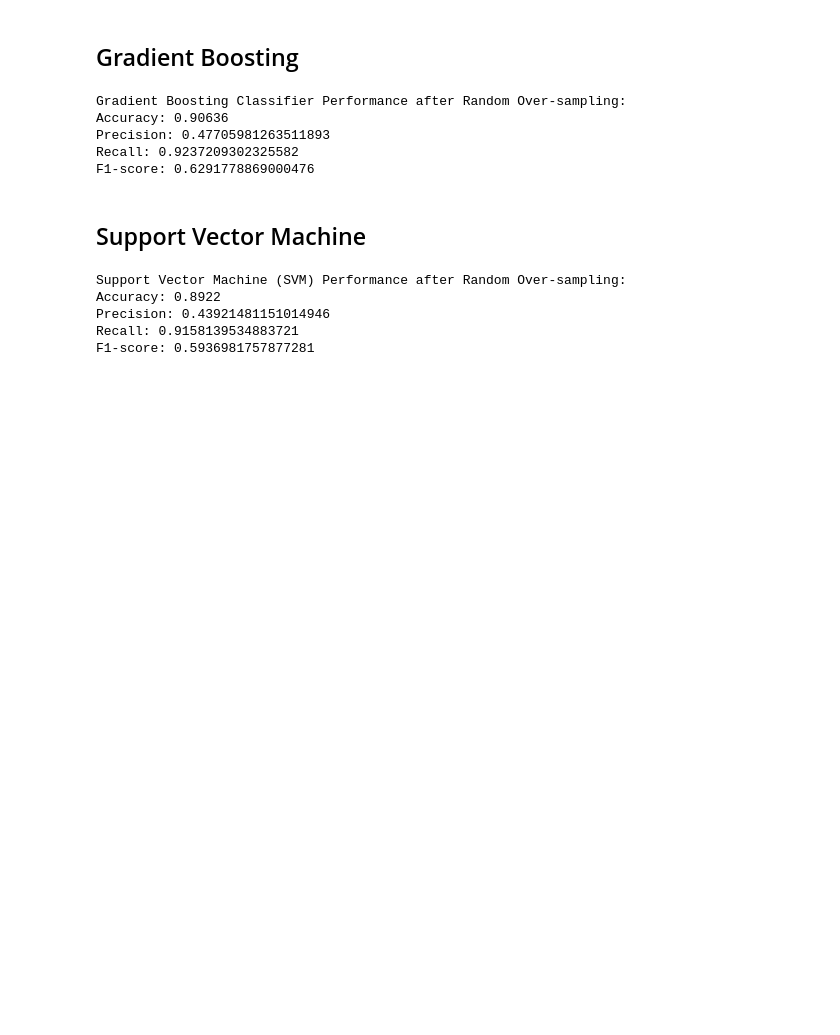
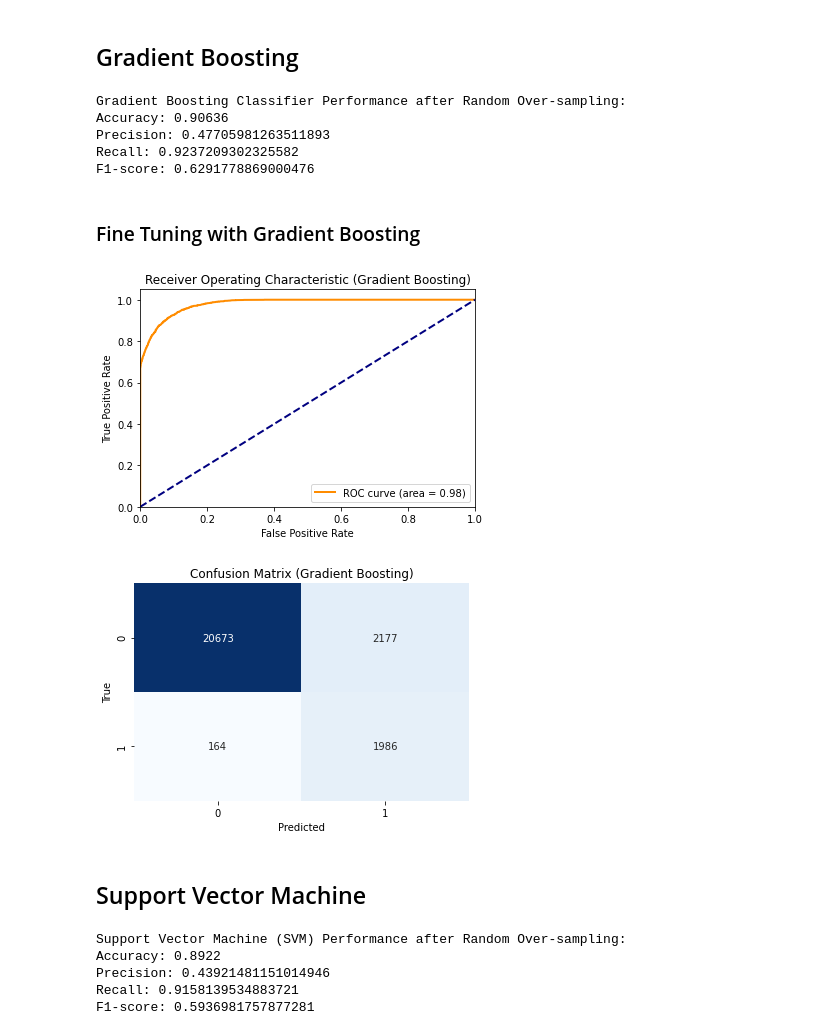
Before and after one commit to Edna722/Africantech-Hackathon, a Jupyter notebook: Diabetes Notebook 1.ipynb, the cells around one changed output. Saved outputs shown, nothing was run; the diff lists cells and outputs as text; code cells hidden in the pictures; blank space fills up the shorter version.

```diff
--- a/Diabetes Notebook 1.ipynb
+++ b/Diabetes Notebook 1.ipynb
@@ -859,6 +946,50 @@ Accuracy: 0.90636
 Precision: 0.47705981263511893
 Recall: 0.9237209302325582
 F1-score: 0.6291778869000476
+# %% [markdown]
+### Fine Tuning with Gradient Boosting
+# %%
+from sklearn.ensemble import GradientBoostingClassifier
+from sklearn.metrics import roc_curve, roc_auc_score, confusion_matrix
+import matplotlib.pyplot as plt
+import seaborn as sns
+
+# ... (previous code for Random Over-sampling and fine-tuning)
+
+# Create and train the final Gradient Boosting model with the best hyperparameters
+best_gb_model = GradientBoostingClassifier(n_estimators=100, max_depth=3, learning_rate=0.1, random_state=42)
+best_gb_model.fit(X_train_resampled, y_train_resampled)
+
+# Get predicted probabilities for Gradient Boosting model
+y_pred_prob_gb = best_gb_model.predict_proba(X_test_scaled)[:, 1]
+
+# Calculate ROC AUC score
+roc_auc_gb = roc_auc_score(y_test, y_pred_prob_gb)
+
+# Plot ROC curve
+fpr_gb, tpr_gb, _ = roc_curve(y_test, y_pred_prob_gb)
+plt.figure()
+plt.plot(fpr_gb, tpr_gb, color='darkorange', lw=2, label='ROC curve (area = %0.2f)' % roc_auc_gb)
+plt.plot([0, 1], [0, 1], color='navy', lw=2, linestyle='--')
+plt.xlim([0.0, 1.0])
+plt.ylim([0.0, 1.05])
+plt.xlabel('False Positive Rate')
+plt.ylabel('True Positive Rate')
+plt.title('Receiver Operating Characteristic (Gradient Boosting)')
+plt.legend(loc="lower right")
+plt.show()
+
+# Plot confusion matrix for Gradient Boosting
+y_pred_gb = best_gb_model.predict(X_test_scaled)
+cm_gb = confusion_matrix(y_test, y_pred_gb)
+sns.heatmap(cm_gb, annot=True, fmt='d', cmap='Blues', cbar=False)
+plt.xlabel('Predicted')
+plt.ylabel('True')
+plt.title('Confusion Matrix (Gradient Boosting)')
+plt.show()
+# %% [output]
+[figure, added]
+[figure, added]
 # %% [markdown]
 ## Support Vector Machine
 # %%
```
Also changed, not shown: parts of 9 cells of this notebook.
